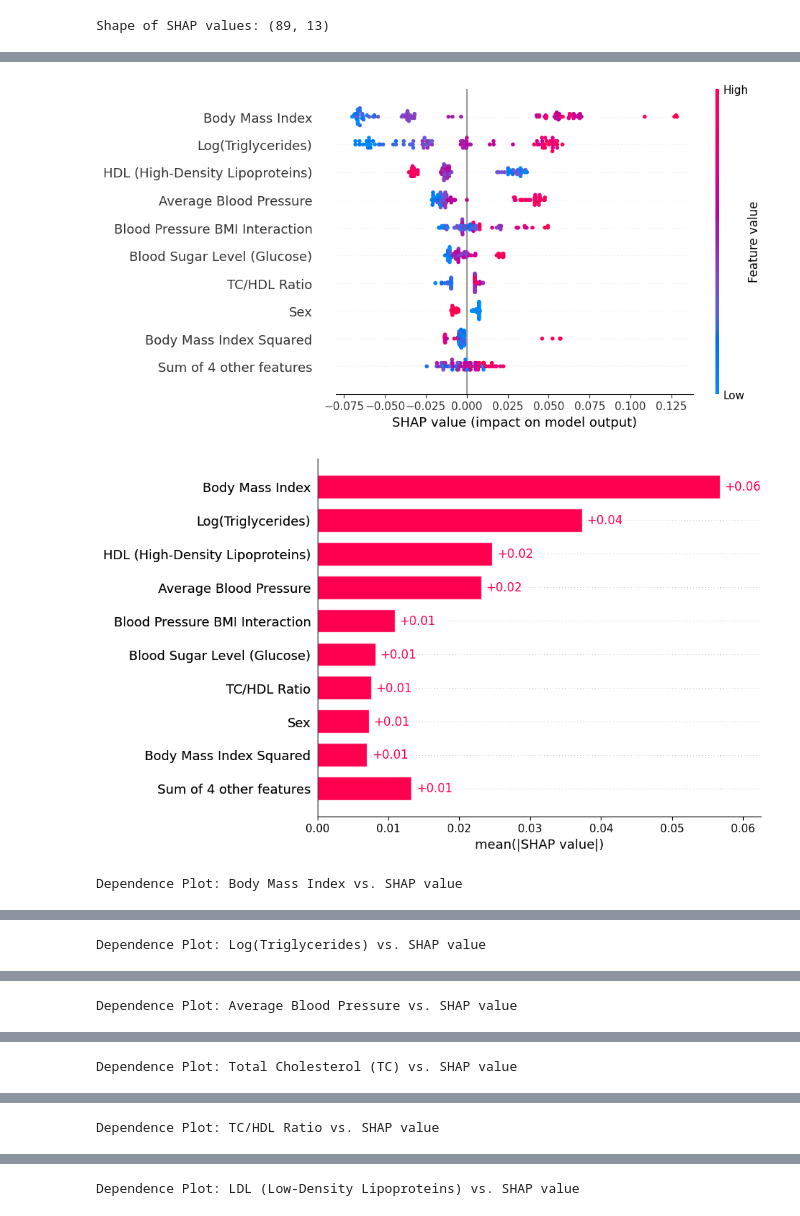
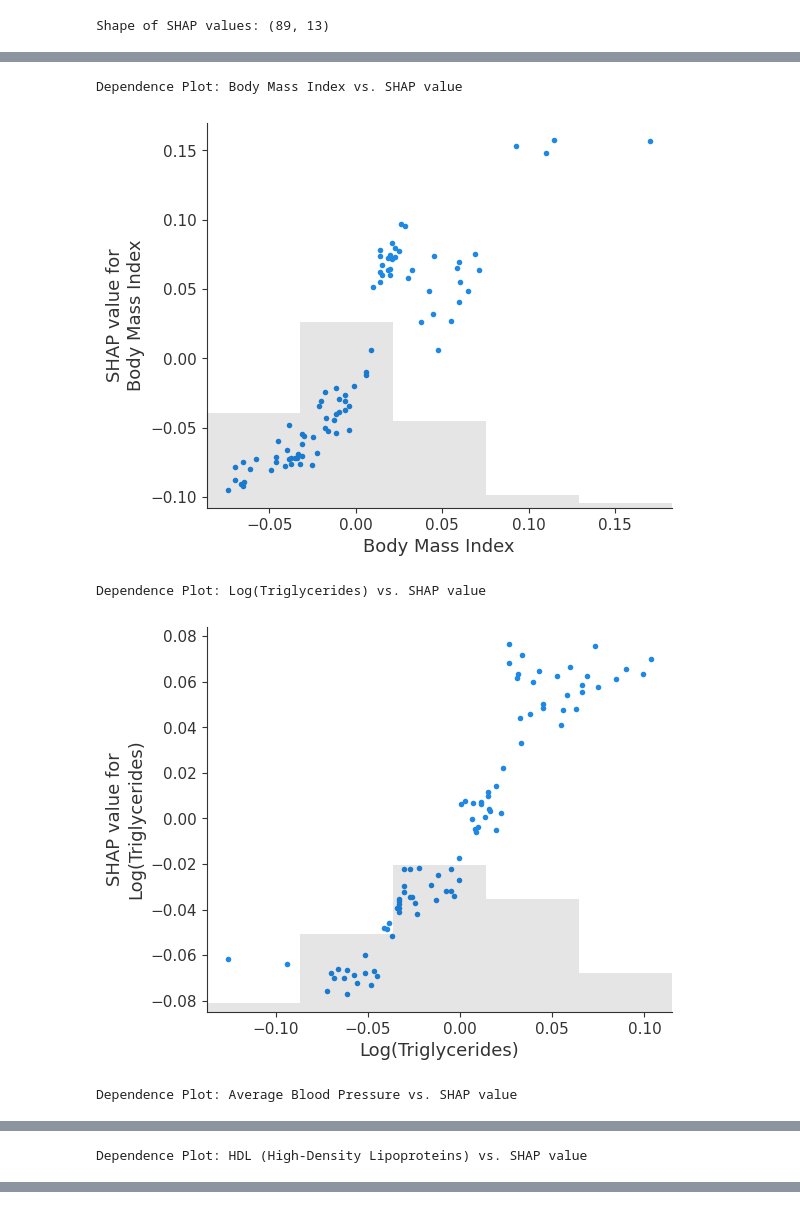
Before and after one commit to AICINEFOICSEV/esercizio, a Jupyter notebook: Lesson_5_Shap_xgboost_ISS.ipynb, the cells around one changed output, grey strips where cells are left out. Cells and saved outputs as stored; diff of their text form; code cells hidden in the pictures.

```diff
--- a/Lesson_5_Shap_xgboost_ISS.ipynb
+++ b/Lesson_5_Shap_xgboost_ISS.ipynb
@@ -136,9 +136,6 @@ plot_feature_correlations(X_renamed, y)
 # %% [output]
 [figure]
 # %%
-
-# Add a polynomial feature for BMI (BMI squared)
-X_renamed['Body Mass Index Squared'] = X_renamed['Body Mass Index'] ** 2
 
 # Create an interaction feature between Average Blood Pressure and Body Mass Index
 X_renamed['Blood Pressure BMI Interaction'] = X_renamed['Average Blood Pressure'] * X_renamed['Body Mass Index']
@@ -426,33 +430,23 @@ Shape of SHAP values: (89, 13)
 # %%
-shap.plots.beeswarm(shap_values)
-
-# Bar plot of mean(|SHAP value|) for each feature
-shap.plots.bar(shap_values)
 
 # BMI vs. SHAP value
 print('\nDependence Plot: Body Mass Index vs. SHAP value')
 shap.plots.scatter(shap_values[:, shap_values.feature_names.index("Body Mass Index")])
 
 # Log(Triglycerides) vs. SHAP value
 print("\nDependence Plot: Log(Triglycerides) vs. SHAP value")
 shap.plots.scatter(shap_values[:, shap_values.feature_names.index('Log(Triglycerides)')])
 
 # Average Blood Pressure vs. SHAP value
 print("\nDependence Plot: Average Blood Pressure vs. SHAP value")
 shap.plots.scatter(shap_values[:, shap_values.feature_names.index('Average Blood Pressure')])
 
-# Total Cholesterol (TC) vs. SHAP value
-print('\nDependence Plot: Total Cholesterol (TC) vs. SHAP value')
-shap.plots.scatter(shap_values[:, shap_values.feature_names.index('Total Cholesterol (TC)')])
-
-# TC/HDL Ratio vs. SHAP value
-print('\nDependence Plot: TC/HDL Ratio vs. SHAP value')
-shap.plots.scatter(shap_values[:, shap_values.feature_names.index('TC/HDL Ratio')])
-
-# LDL vs. SHAP value
-print('\nDependence Plot: LDL (Low-Density Lipoproteins) vs. SHAP value')
-shap.plots.scatter(shap_values[:, shap_values.feature_names.index('LDL (Low-Density Lipoproteins)')])
+# HDL (High-Density Lipoproteins) vs. SHAP value
+print("\nDependence Plot: HDL (High-Density Lipoproteins) vs. SHAP value")
+shap.plots.scatter(shap_values[:, shap_values.feature_names.index('HDL (High-Density Lipoproteins)')])
 # %% [output]
+Dependence Plot: Body Mass Index vs. SHAP value
-[figure, old version]
+[figure, new version]
+Dependence Plot: Log(Triglycerides) vs. SHAP value
-[figure, old version]
+[figure, new version]
-Dependence Plot: Body Mass Index vs. SHAP value
+Dependence Plot: Average Blood Pressure vs. SHAP value
@@ -460 +454 @@ Dependence Plot: Body Mass Index vs. SHAP value
-Dependence Plot: Log(Triglycerides) vs. SHAP value
+Dependence Plot: HDL (High-Density Lipoproteins) vs. SHAP value
@@ -462 +455,0 @@ Dependence Plot: Log(Triglycerides) vs. SHAP value
-Dependence Plot: Average Blood Pressure vs. SHAP value
@@ -464 +455,0 @@ Dependence Plot: Average Blood Pressure vs. SHAP value
-Dependence Plot: Total Cholesterol (TC) vs. SHAP value
@@ -466 +455,0 @@ Dependence Plot: Total Cholesterol (TC) vs. SHAP value
-Dependence Plot: TC/HDL Ratio vs. SHAP value
@@ -468 +455,0 @@ Dependence Plot: TC/HDL Ratio vs. SHAP value
-Dependence Plot: LDL (Low-Density Lipoproteins) vs. SHAP value
```
Also changed, not shown: parts of 17 cells of this notebook.
